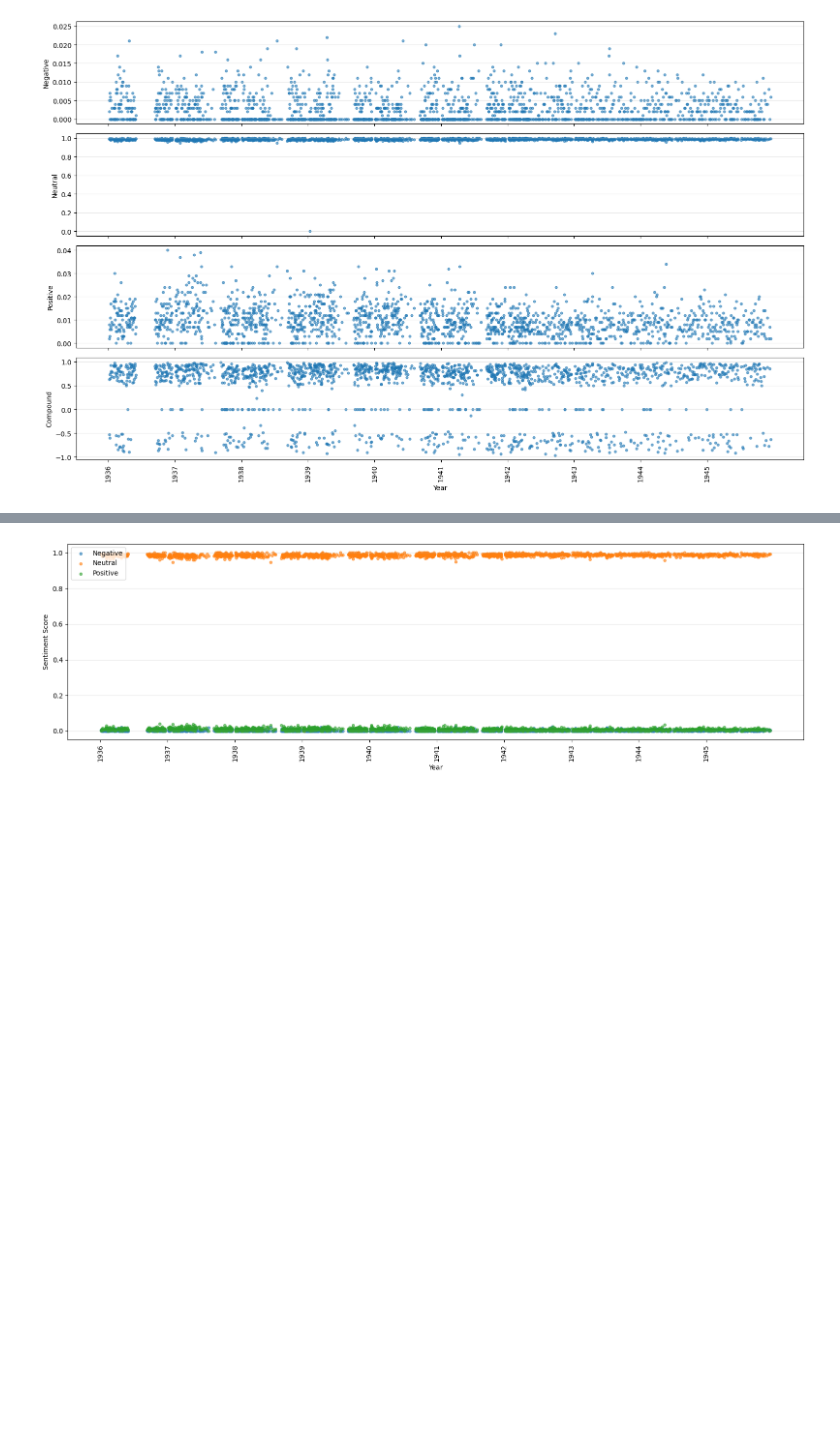
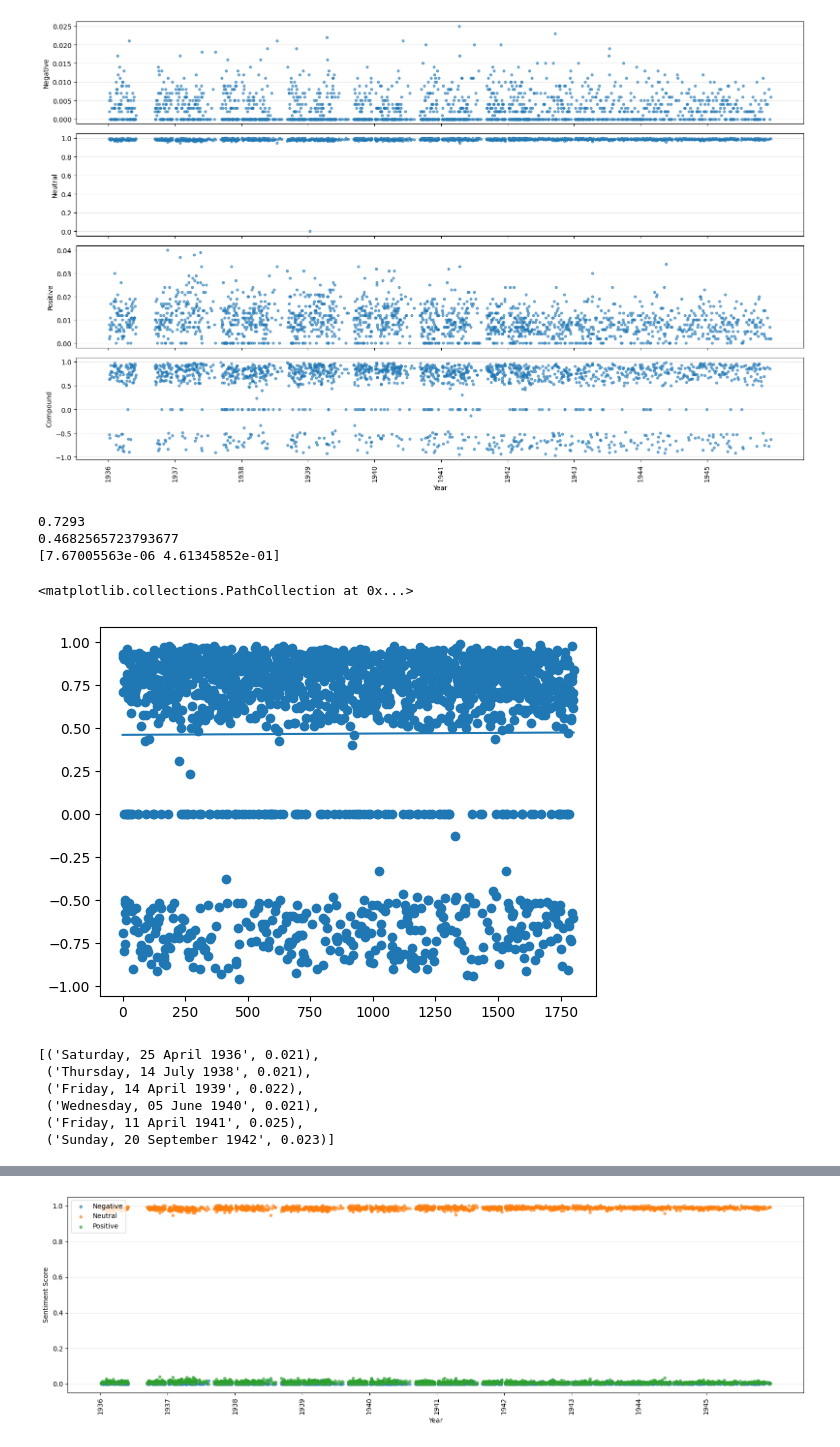
Before and after one commit to MalinkyZubr/302hist, a Jupyter notebook: src/process.ipynb, the cells around one changed output, grey strips where cells are left out. Cells and saved outputs as stored; diff of their text form; code cells hidden in the pictures; blank space fills up the shorter version.

```diff
--- a/src/process.ipynb
+++ b/src/process.ipynb
@@ -138,2 +141,38 @@ plt.show()
 # %% [output]
 [figure]
+# %%
+import numpy as np
+
+print(np.median(compound))
+print(np.mean(compound))
+
+line_coeffs = np.polyfit(list(range(0, len(compound))), compound, 1)
+print(line_coeffs)
+
+
+time = np.arange(len(compound))
+best_fit =  time * line_coeffs[0] + line_coeffs[1]
+plt.plot(best_fit)
+plt.scatter(time, compound)
+# %% [output]
+0.7293
+0.4682565723793677
+[7.67005563e-06 4.61345852e-01]
+<matplotlib.collections.PathCollection at 0x...>
+[figure, added]
+# %%
+neg = [(d, data[d]['neg']) for d in data if data[d]['neg'] > 0.02]
+neg_rf = []
+for date, value in neg:
+    neg_rf.append((datetime.strptime(date, "%A, %d %B %Y"), value))
+neg_rf = sorted(neg_rf, key=lambda x: x[0])
+neg_rf = [(d.strftime("%A, %d %B %Y"), data) for d, data in neg_rf]
+
+neg_rf
+# %% [output]
+[('Saturday, 25 April 1936', 0.021),
+ ('Thursday, 14 July 1938', 0.021),
+ ('Friday, 14 April 1939', 0.022),
+ ('Wednesday, 05 June 1940', 0.021),
+ ('Friday, 11 April 1941', 0.025),
+ ('Sunday, 20 September 1942', 0.023)]
```
Also changed, not shown: parts of 5 cells of this notebook, 1 other file.
